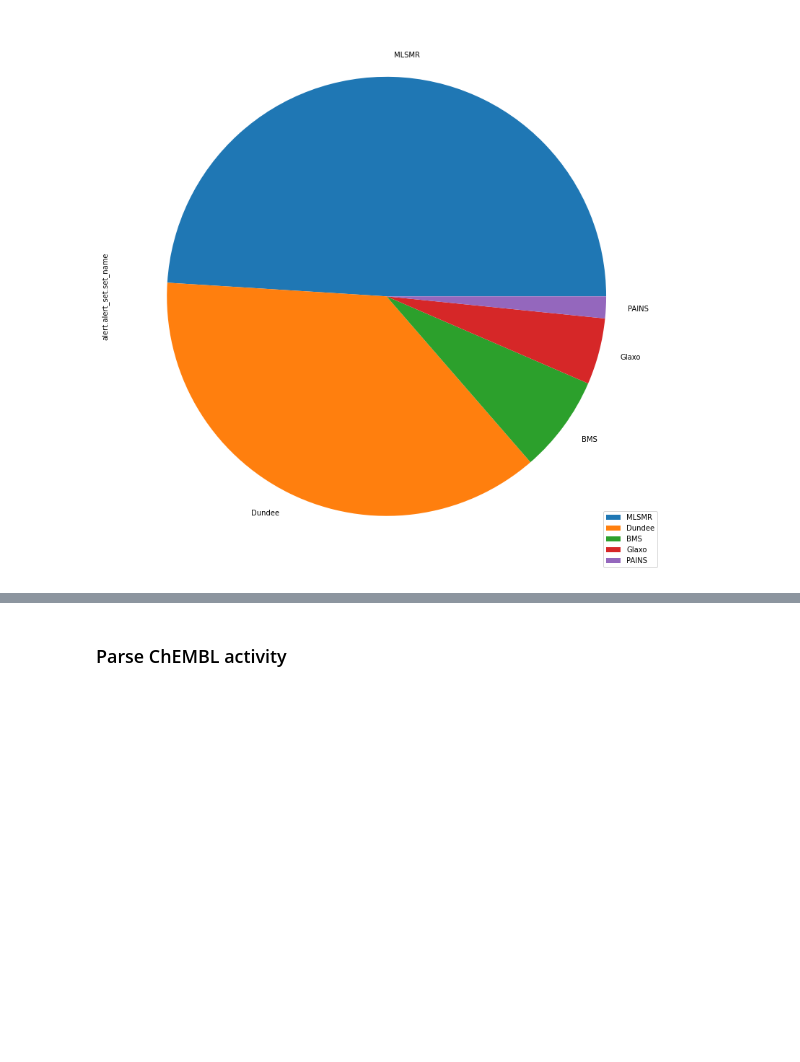
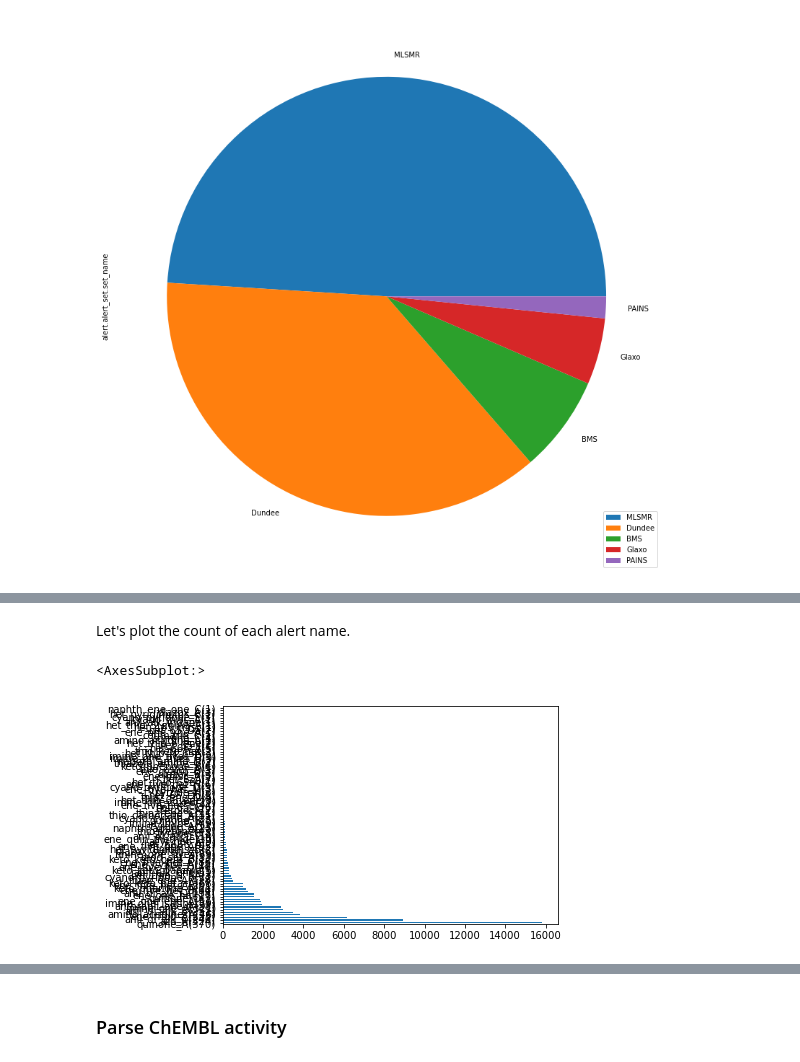
Before and after one commit to nizamibilal/ChemBL_api_parsing, a Jupyter notebook: chembl_structural_alert_analysis.ipynb, the cells around one changed output, grey strips where cells are left out. Saved outputs shown, nothing was run; the diff lists cells and outputs as text; code cells hidden in the pictures; blank space fills up the shorter version.

```diff
--- a/chembl_structural_alert_analysis.ipynb
+++ b/chembl_structural_alert_analysis.ipynb
@@ -235,2 +162,0 @@ PAINS = df['alert.alert_set.set_name'] = 'PAINS'
-# %%
-df_pains = df[df['alert.alert_set.set_name'].str.contains('PAINS')]
@@ -236,0 +168,7 @@ df_pains = df[df['alert.alert_set.set_name'].str.contains('PAINS')]
+# %% [markdown]
+Let's plot the count of each alert name.
+# %%
+df_pains['alert.alert_name'].value_counts().plot(kind='barh')
+# %% [output]
+<AxesSubplot:>
+[figure, added]
```
Also changed, not shown: parts of 31 cells of this notebook, 1 other file.
